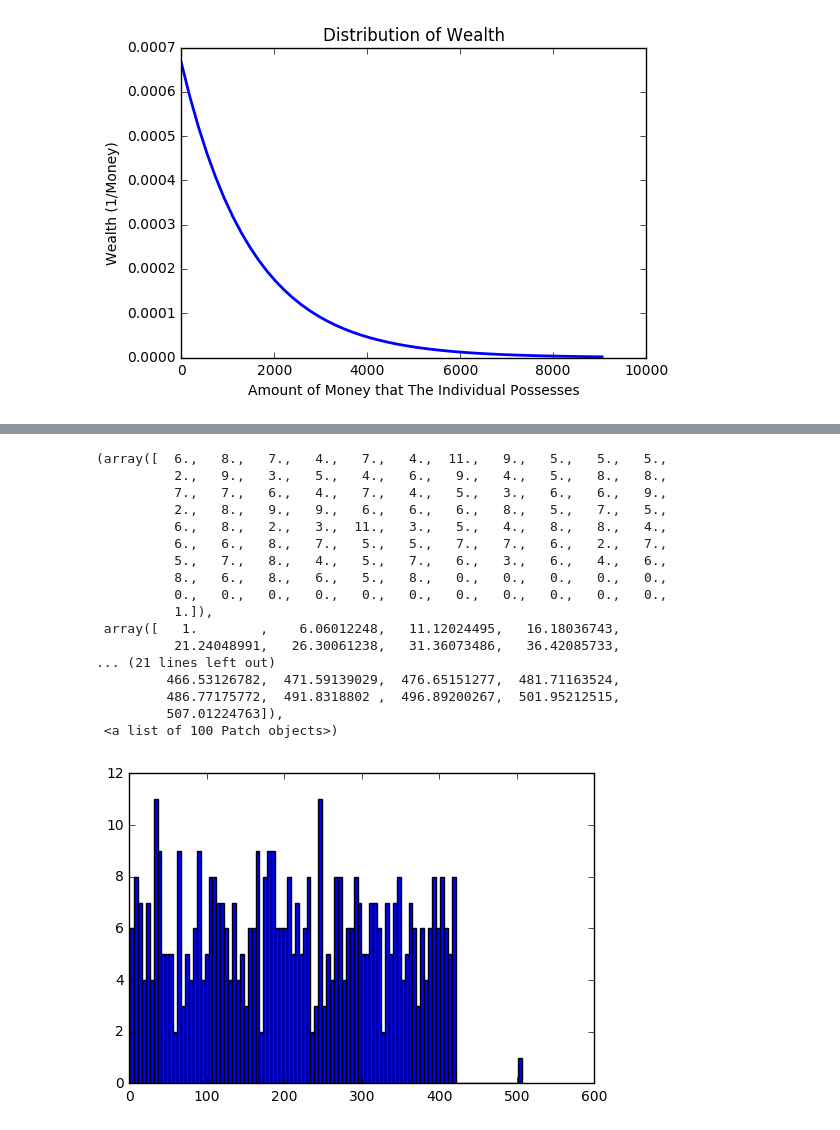
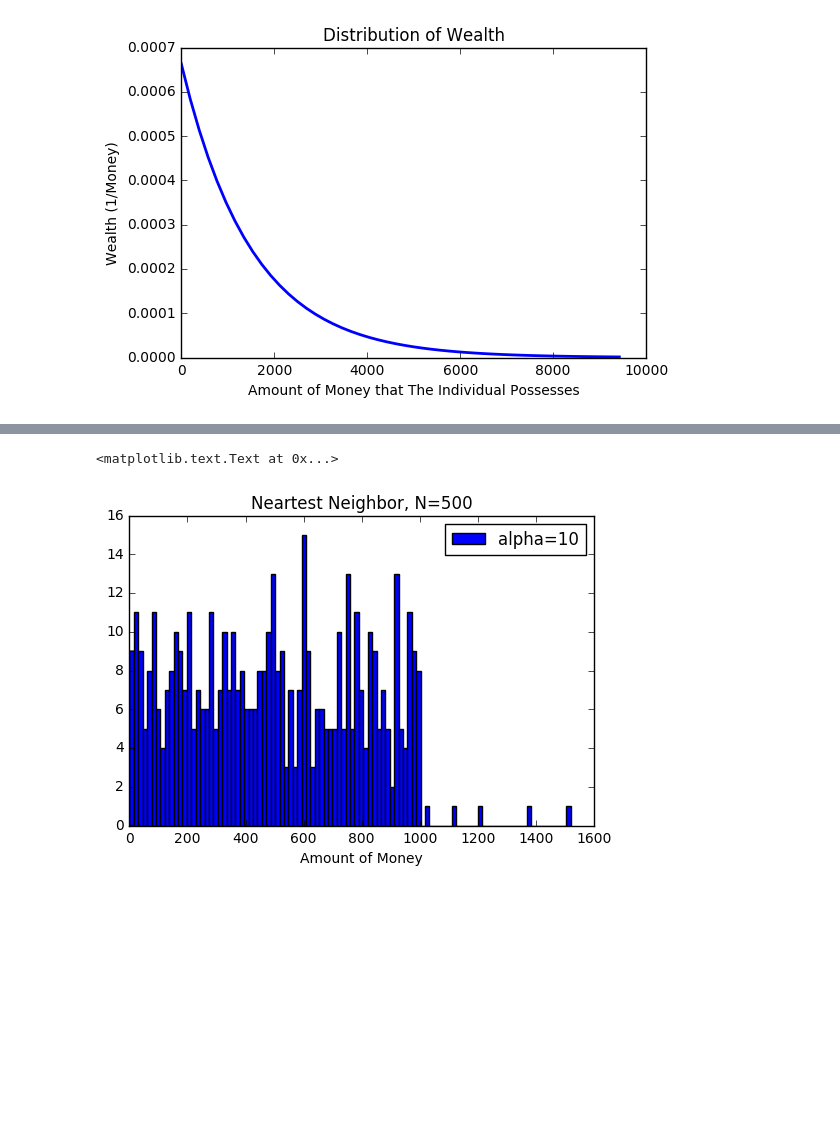
Before and after one commit to nathawkins/PHY480MSU, a Jupyter notebook: project4/src/Financial_Transactions.ipynb, the cells around one changed output, grey strips where cells are left out. Cells and saved outputs as stored; diff of their text form; code cells hidden in the pictures; blank space fills up the shorter version.

```diff
--- a/project4/src/Financial_Transactions.ipynb
+++ b/project4/src/Financial_Transactions.ipynb
@@ -294,7 +316,8 @@ overlay_gauss(trial_6_2)
 def agents_diff(N, money):
     agents = np.zeros(N)
     for i in range(len(agents)):
-        agents[i] = random.randint(0,money)
+        beta = random.uniform(0,1)
+        agents[i] = beta*money
     return agents
 
 def tr_nearest(agent_array, tr_num,a):
@@ -370,25 +384,12 @@ plt.hist(trial_check_1, bins=100, label='alpha=0')
 # %%
-trial_check_max = tr_nearest(agents_diff(500,420),1000, 10)
-plt.hist(trial_check_max, bins=100, label='alpha=0')
+trial_check_max = tr_nearest(agents_diff(500,1000),10000, 10)
+plt.hist(trial_check_max, bins=100, label='alpha=10')
+plt.legend(loc='upper right')
+plt.title("Neartest Neighbor, N=500")
+plt.xlabel("Amount of Money")
 # %% [output]
-(array([  6.,   8.,   7.,   4.,   7.,   4.,  11.,   9.,   5.,   5.,   5.,
-          2.,   9.,   3.,   5.,   4.,   6.,   9.,   4.,   5.,   8.,   8.,
-          7.,   7.,   6.,   4.,   7.,   4.,   5.,   3.,   6.,   6.,   9.,
-          2.,   8.,   9.,   9.,   6.,   6.,   6.,   8.,   5.,   7.,   5.,
-          6.,   8.,   2.,   3.,  11.,   3.,   5.,   4.,   8.,   8.,   4.,
-          6.,   6.,   8.,   7.,   5.,   5.,   7.,   7.,   6.,   2.,   7.,
-          5.,   7.,   8.,   4.,   5.,   7.,   6.,   3.,   6.,   4.,   6.,
-          8.,   6.,   8.,   6.,   5.,   8.,   0.,   0.,   0.,   0.,   0.,
-          0.,   0.,   0.,   0.,   0.,   0.,   0.,   0.,   0.,   0.,   0.,
-          1.]),
- array([   1.        ,    6.06012248,   11.12024495,   16.18036743,
-          21.24048991,   26.30061238,   31.36073486,   36.42085733,
-... (21 lines left out)
-         466.53126782,  471.59139029,  476.65151277,  481.71163524,
-         486.77175772,  491.8318802 ,  496.89200267,  501.95212515,
-         507.01224763]),
- <a list of 100 Patch objects>)
+<matplotlib.text.Text at 0x...>
-[figure, old version]
+[figure, new version]
 # %%
 def tr_nearest_save(agent_array, tr_num,lmbda, a):
     people = copy.copy(agent_array)
```
Also changed, not shown: parts of 38 cells of this notebook, 26 other files.
